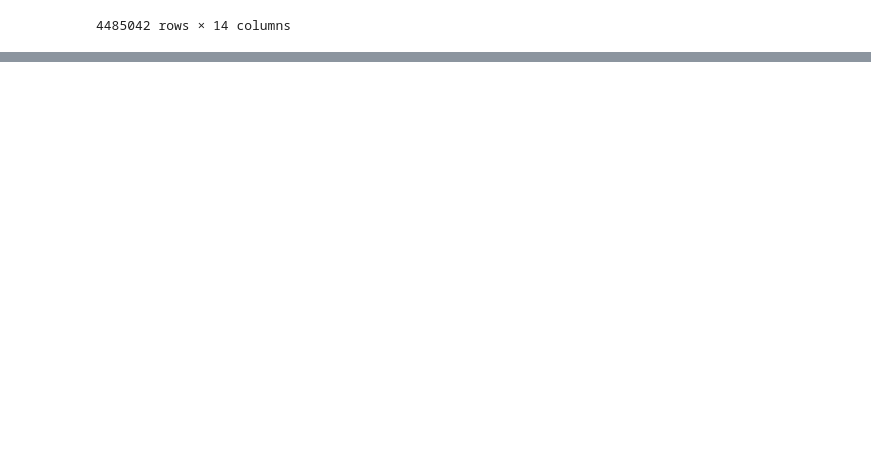
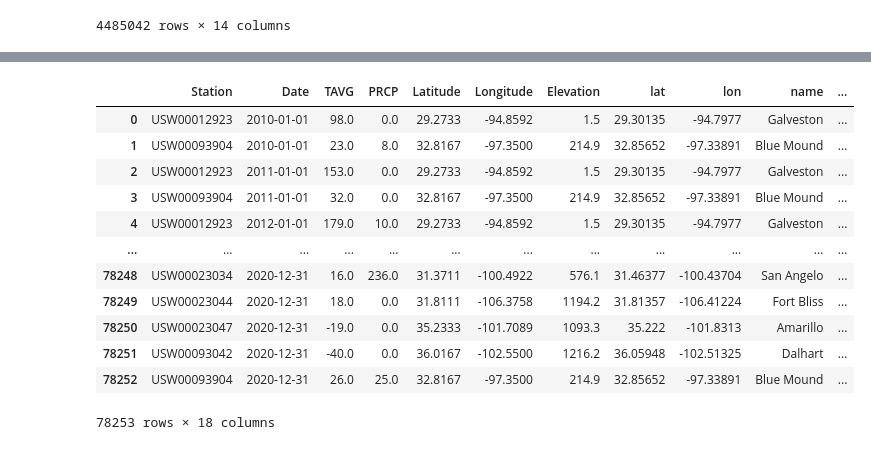
Before and after one commit to gavintchan/data200-grad-project, a Jupyter notebook: data200_grad_project.ipynb, the cells around one changed output, grey strips where cells are left out. Cells and saved outputs as stored; diff of their text form; code cells hidden in the pictures; blank space fills up the shorter version.

```diff
--- a/data200_grad_project.ipynb
+++ b/data200_grad_project.ipynb
@@ -709,0 +729,14 @@ sns.lineplot(data=test_df, x='Day of Year', y='TAVG')
+# %%
+# merge df_weather_texas so that it now has the TAVG Across State column,
+# and is grouped by date
+df_weather_texas_by_day = (
+    df_weather_texas
+    .merge(right=df_weather_texas_average, how='inner', on='Day of Year')
+    .merge(right=df_weather_texas_std, how='inner', on='Day of Year')
+    .groupby('Day of Year')[['TAVG Across State', 'STD Across State']]
+    .mean()
+)
+
+# df_weather_texas_by_day holds the average temperature and standard
+# deviation of a state (Texas) by Day of Year.
+df_weather_texas_by_day
@@ -709,0 +781,25 @@ sns.lineplot(data=test_df, x='Day of Year', y='TAVG')
+# %%
+# We then merge the average temperature and standard deviation into the df_weather_texas
+# such that we can calculate a z-score for each temperature for plotting crime
+
+#INCOMPLETE
+df_weather_texas = (
+    df_weather_texas
+    .merge(df_weather_texas_by_day, how='inner', on='Day of Year')
+)
+
+df_weather_texas
+# %% [output]
+|  | Station | Date | TAVG | PRCP | Latitude | Longitude | Elevation | lat | lon | name | ... |
+| 0 | USW00012923 | 2010-01-01 | 98.0 | 0.0 | 29.2733 | -94.8592 | 1.5 | 29.30135 | -94.7977 | Galveston | ... |
+| 1 | USW00093904 | 2010-01-01 | 23.0 | 8.0 | 32.8167 | -97.3500 | 214.9 | 32.85652 | -97.33891 | Blue Mound | ... |
+| 2 | USW00012923 | 2011-01-01 | 153.0 | 0.0 | 29.2733 | -94.8592 | 1.5 | 29.30135 | -94.7977 | Galveston | ... |
+| 3 | USW00093904 | 2011-01-01 | 32.0 | 0.0 | 32.8167 | -97.3500 | 214.9 | 32.85652 | -97.33891 | Blue Mound | ... |
+| 4 | USW00012923 | 2012-01-01 | 179.0 | 10.0 | 29.2733 | -94.8592 | 1.5 | 29.30135 | -94.7977 | Galveston | ... |
+| ... | ... | ... | ... | ... | ... | ... | ... | ... | ... | ... | ... |
+| 78248 | USW00023034 | 2020-12-31 | 16.0 | 236.0 | 31.3711 | -100.4922 | 576.1 | 31.46377 | -100.43704 | San Angelo | ... |
+| 78249 | USW00023044 | 2020-12-31 | 18.0 | 0.0 | 31.8111 | -106.3758 | 1194.2 | 31.81357 | -106.41224 | Fort Bliss | ... |
+| 78250 | USW00023047 | 2020-12-31 | -19.0 | 0.0 | 35.2333 | -101.7089 | 1093.3 | 35.222 | -101.8313 | Amarillo | ... |
+| 78251 | USW00093042 | 2020-12-31 | -40.0 | 0.0 | 36.0167 | -102.5500 | 1216.2 | 36.05948 | -102.51325 | Dalhart | ... |
+| 78252 | USW00093904 | 2020-12-31 | 26.0 | 25.0 | 32.8167 | -97.3500 | 214.9 | 32.85652 | -97.33891 | Blue Mound | ... |
+78253 rows × 18 columns
```
Also changed, not shown: parts of 11 cells of this notebook.
